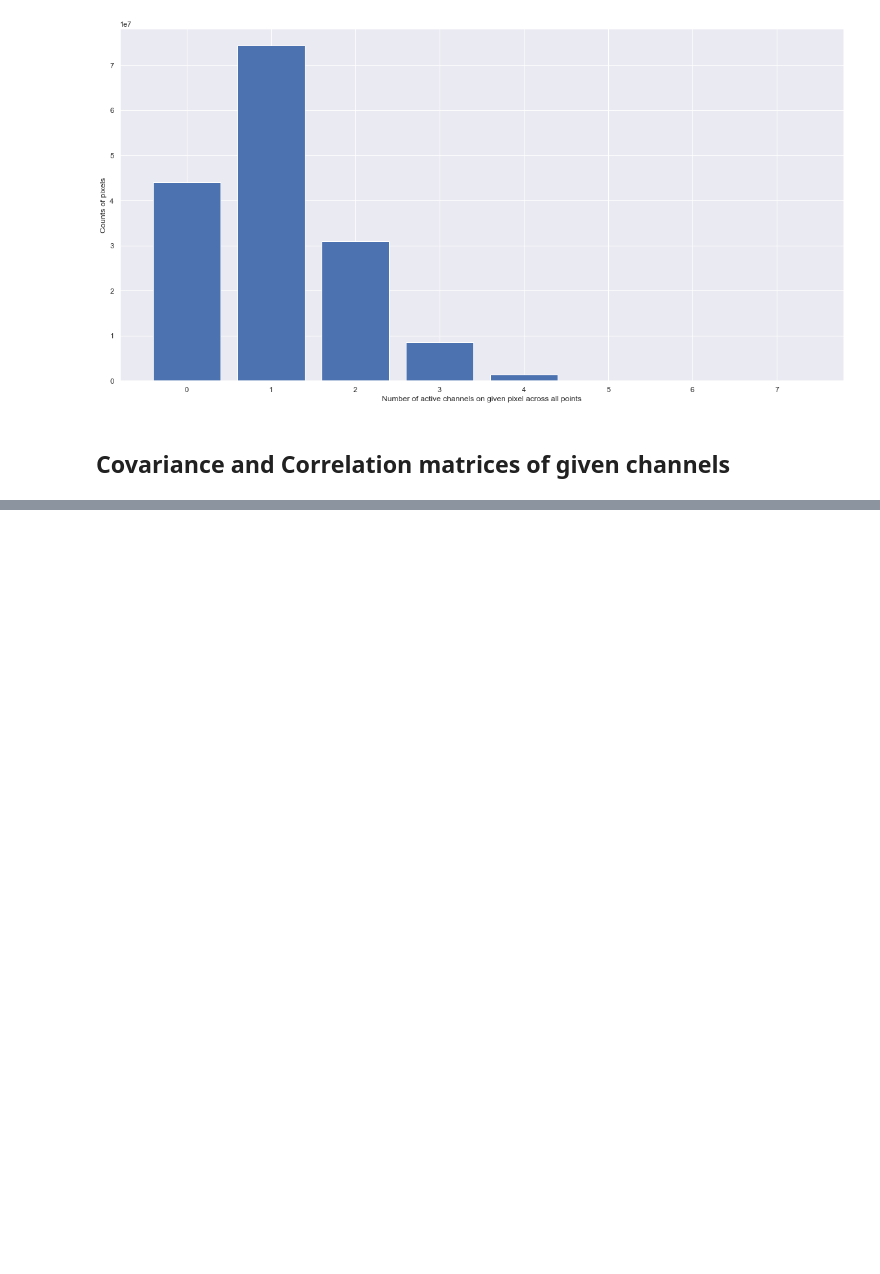
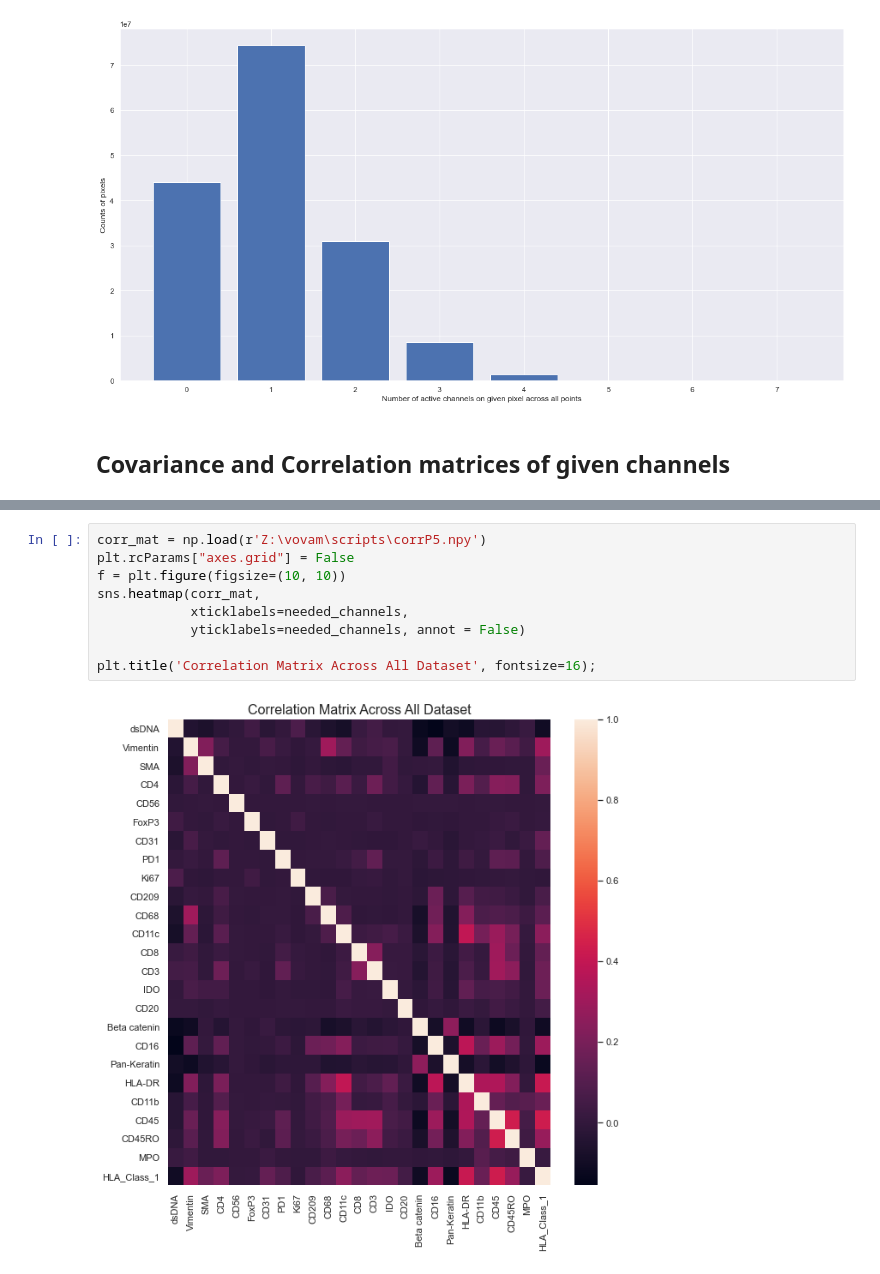
Before and after one commit to KerenLab/training_metrics, a Jupyter notebook: 8channels.ipynb, the cells around one changed output, grey strips where cells are left out. Saved outputs shown, nothing was run; the diff lists cells and outputs as text; blank space fills up the shorter version.

```diff
--- a/8channels.ipynb
+++ b/8channels.ipynb
@@ -75,0 +90,11 @@ plt.title('Correlation Matrix', fontsize=16);
+# %%
+corr_mat = np.load(r'Z:\vovam\scripts\corrP5.npy')
+plt.rcParams["axes.grid"] = False
+f = plt.figure(figsize=(10, 10))
+sns.heatmap(corr_mat,
+            xticklabels=needed_channels,
+            yticklabels=needed_channels, annot = False)
+
+plt.title('Correlation Matrix Across All Dataset', fontsize=16);
+# %% [output]
+[figure, added]
```
Also changed, not shown: parts of 19 cells of this notebook, 2 other files.
